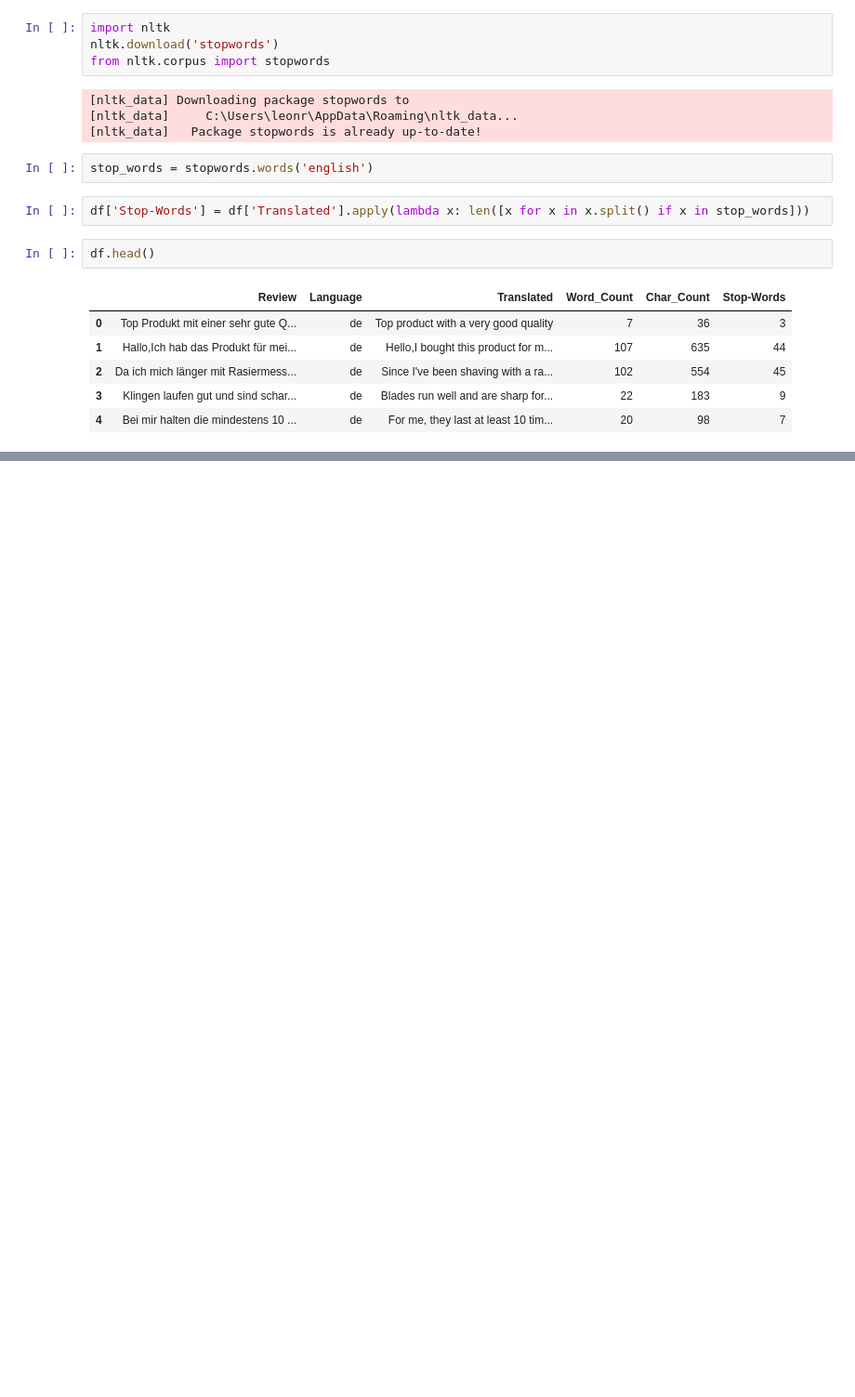
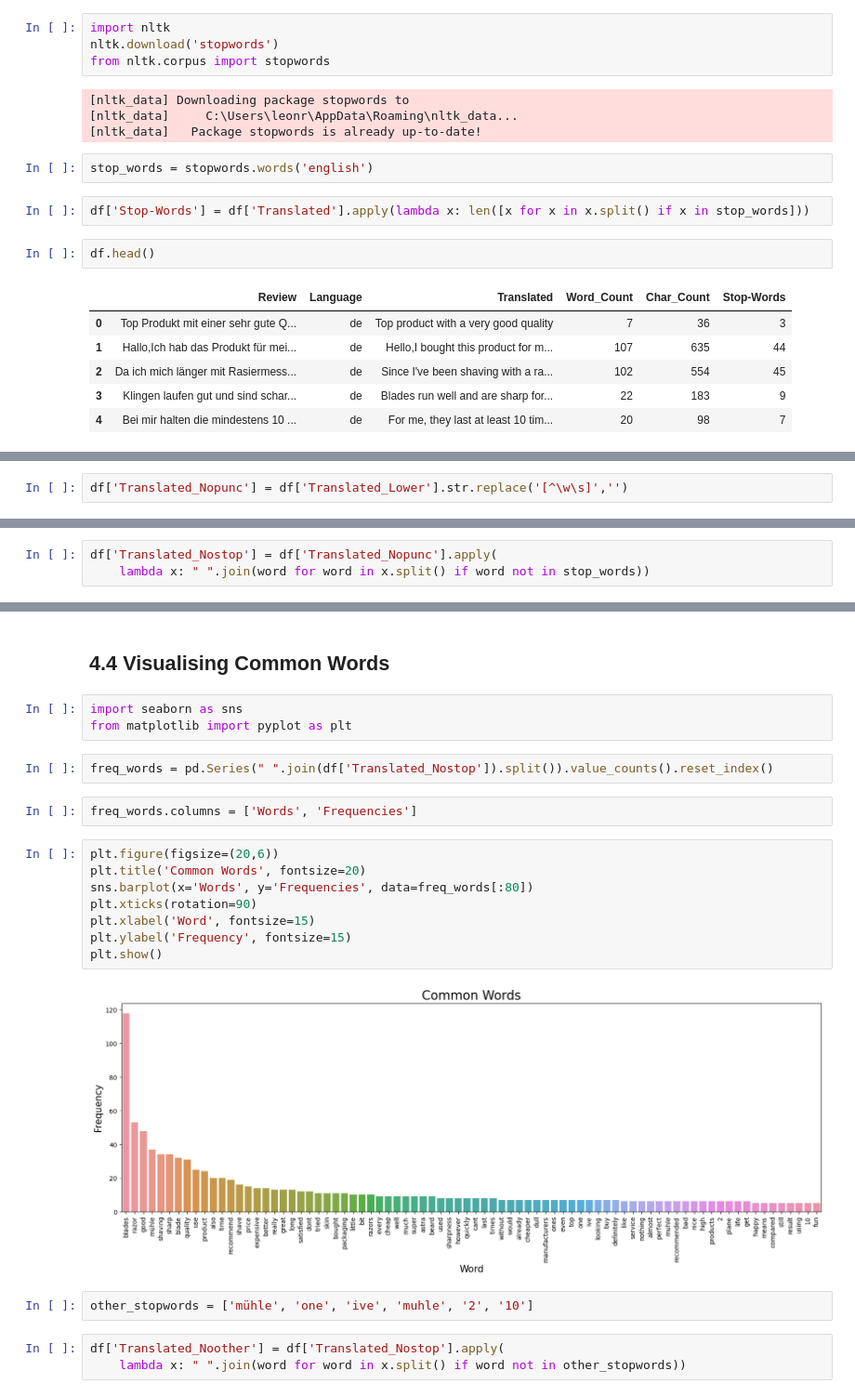
Before and after one commit to LeonRanke/Sentiment_Analysis, a Jupyter notebook: amazon_sentiment_analysis.ipynb, the cells around one changed output, grey strips where cells are left out. Shown at 93% size. Saved outputs shown, nothing was run; the diff lists cells and outputs as text; blank space fills up the shorter version.

```diff
--- a/amazon_sentiment_analysis.ipynb
+++ b/amazon_sentiment_analysis.ipynb
@@ -221,0 +245,2 @@ df.head()
+# %%
+df['Translated_Nopunc'] = df['Translated_Lower'].str.replace('[^\w\s]','')
@@ -221,0 +258,3 @@ df.head()
+# %%
+df['Translated_Nostop'] = df['Translated_Nopunc'].apply(
+    lambda x: " ".join(word for word in x.split() if word not in stop_words))
@@ -221,0 +270,24 @@ df.head()
+# %% [markdown]
+## 4.4 Visualising Common Words
+# %%
+import seaborn as sns
+from matplotlib import pyplot as plt
+# %%
+freq_words = pd.Series(" ".join(df['Translated_Nostop']).split()).value_counts().reset_index()
+# %%
+freq_words.columns = ['Words', 'Frequencies']
+# %%
+plt.figure(figsize=(20,6))
+plt.title('Common Words', fontsize=20)
+sns.barplot(x='Words', y='Frequencies', data=freq_words[:80])
+plt.xticks(rotation=90)
+plt.xlabel('Word', fontsize=15)
+plt.ylabel('Frequency', fontsize=15)
+plt.show()
+# %% [output]
+[figure, added]
+# %%
+other_stopwords = ['mühle', 'one', 'ive', 'muhle', '2', '10']
+# %%
+df['Translated_Noother'] = df['Translated_Nostop'].apply(
+    lambda x: " ".join(word for word in x.split() if word not in other_stopwords))
```
Also changed, not shown: parts of 28 cells of this notebook, 1 other file.
